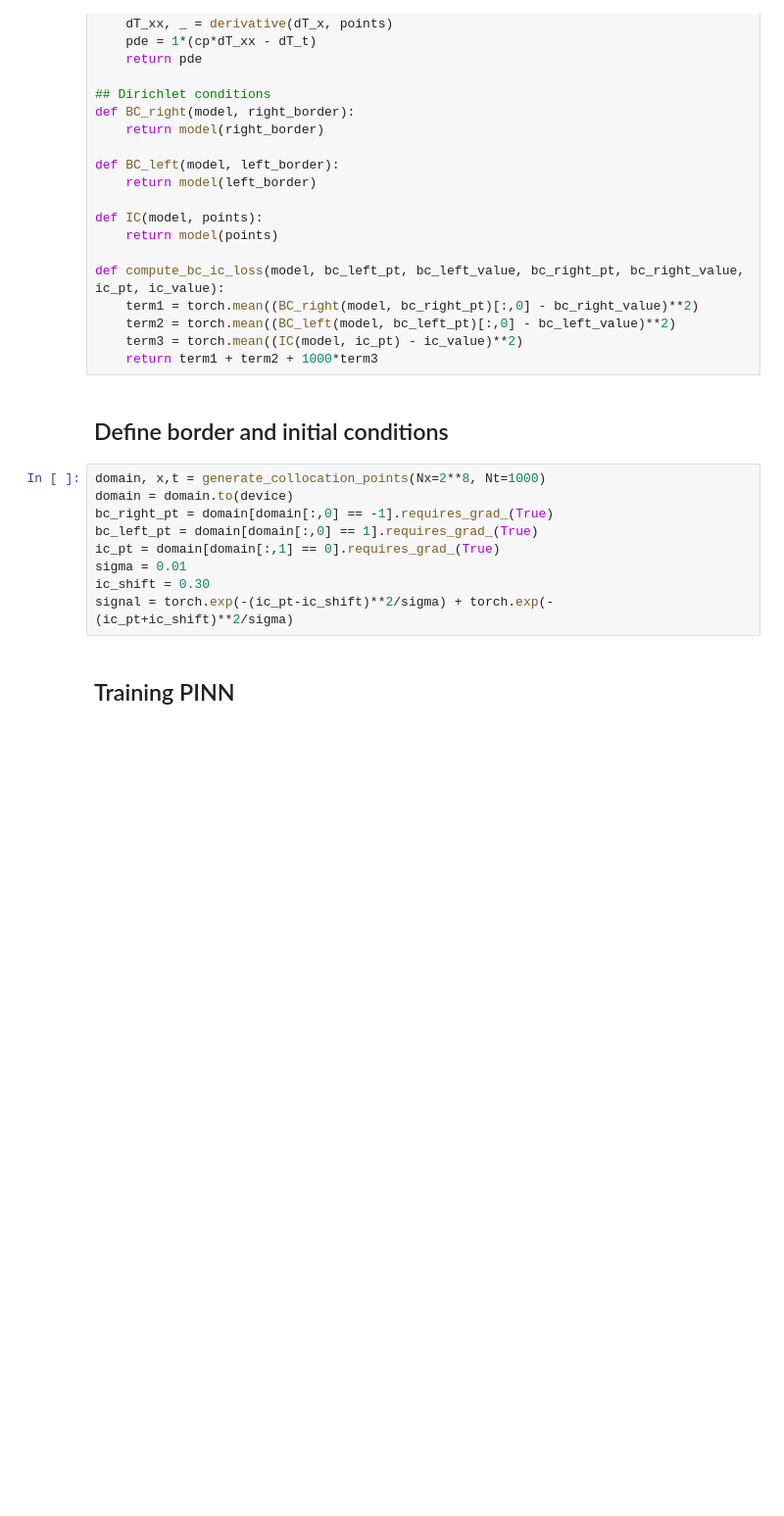
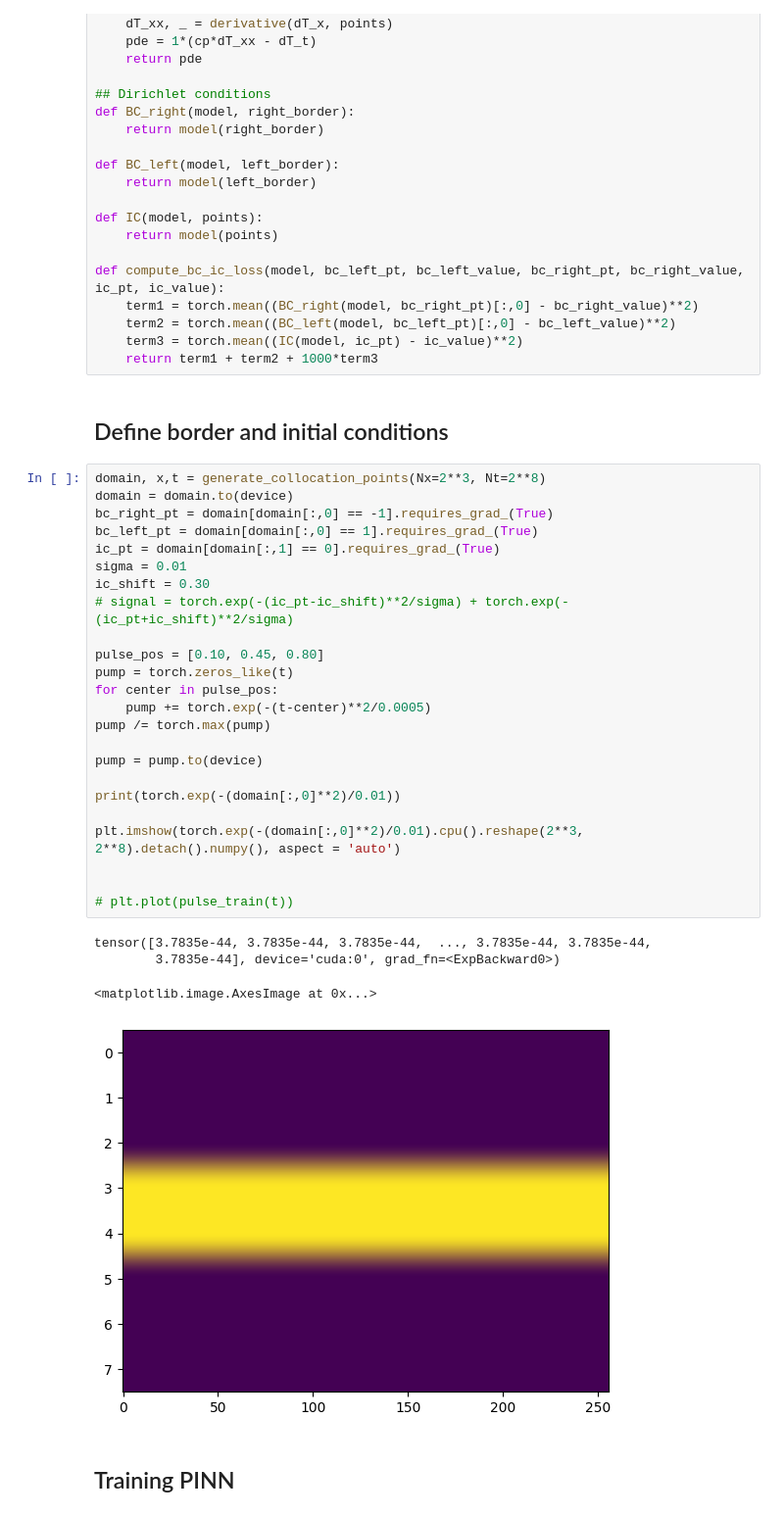
Before and after one commit to ILT-ITMO/LaserProcessing, a Jupyter notebook: AI/1D_thermal_diffusion.ipynb, the cells around one changed output. Shown at 98% size. Saved outputs shown, nothing was run; the diff lists cells and outputs as text; blank space fills up the shorter version.

Commit message:
pulse train added

```diff
--- a/AI/1D_thermal_diffusion.ipynb
+++ b/AI/1D_thermal_diffusion.ipynb
@@ -81,14 +81,34 @@ def compute_bc_ic_loss(model, bc_left_pt, bc_left_value, bc_right_pt, bc_right_v
 # %% [markdown]
 ## Define border and initial conditions
 # %%
-domain, x,t = generate_collocation_points(Nx=2**8, Nt=1000)
+domain, x,t = generate_collocation_points(Nx=2**3, Nt=2**8)
 domain = domain.to(device)
 bc_right_pt = domain[domain[:,0] == -1].requires_grad_(True)
 bc_left_pt = domain[domain[:,0] == 1].requires_grad_(True)
 ic_pt = domain[domain[:,1] == 0].requires_grad_(True)
 sigma = 0.01
 ic_shift = 0.30
-signal = torch.exp(-(ic_pt-ic_shift)**2/sigma) + torch.exp(-(ic_pt+ic_shift)**2/sigma)
+# signal = torch.exp(-(ic_pt-ic_shift)**2/sigma) + torch.exp(-(ic_pt+ic_shift)**2/sigma)
+
+pulse_pos = [0.10, 0.45, 0.80]
+pump = torch.zeros_like(t)
+for center in pulse_pos:
+    pump += torch.exp(-(t-center)**2/0.0005)
+pump /= torch.max(pump)
+
+pump = pump.to(device)
+
+print(torch.exp(-(domain[:,0]**2)/0.01))
+
+plt.imshow(torch.exp(-(domain[:,0]**2)/0.01).cpu().reshape(2**3, 2**8).detach().numpy(), aspect = 'auto')
+
+
+# plt.plot(pulse_train(t))
+# %% [output]
+tensor([3.7835e-44, 3.7835e-44, 3.7835e-44,  ..., 3.7835e-44, 3.7835e-44,
+        3.7835e-44], device='cuda:0', grad_fn=<ExpBackward0>)
+<matplotlib.image.AxesImage at 0x...>
+[figure, added]
 # %% [markdown]
 ## Training PINN
 # %%
```
